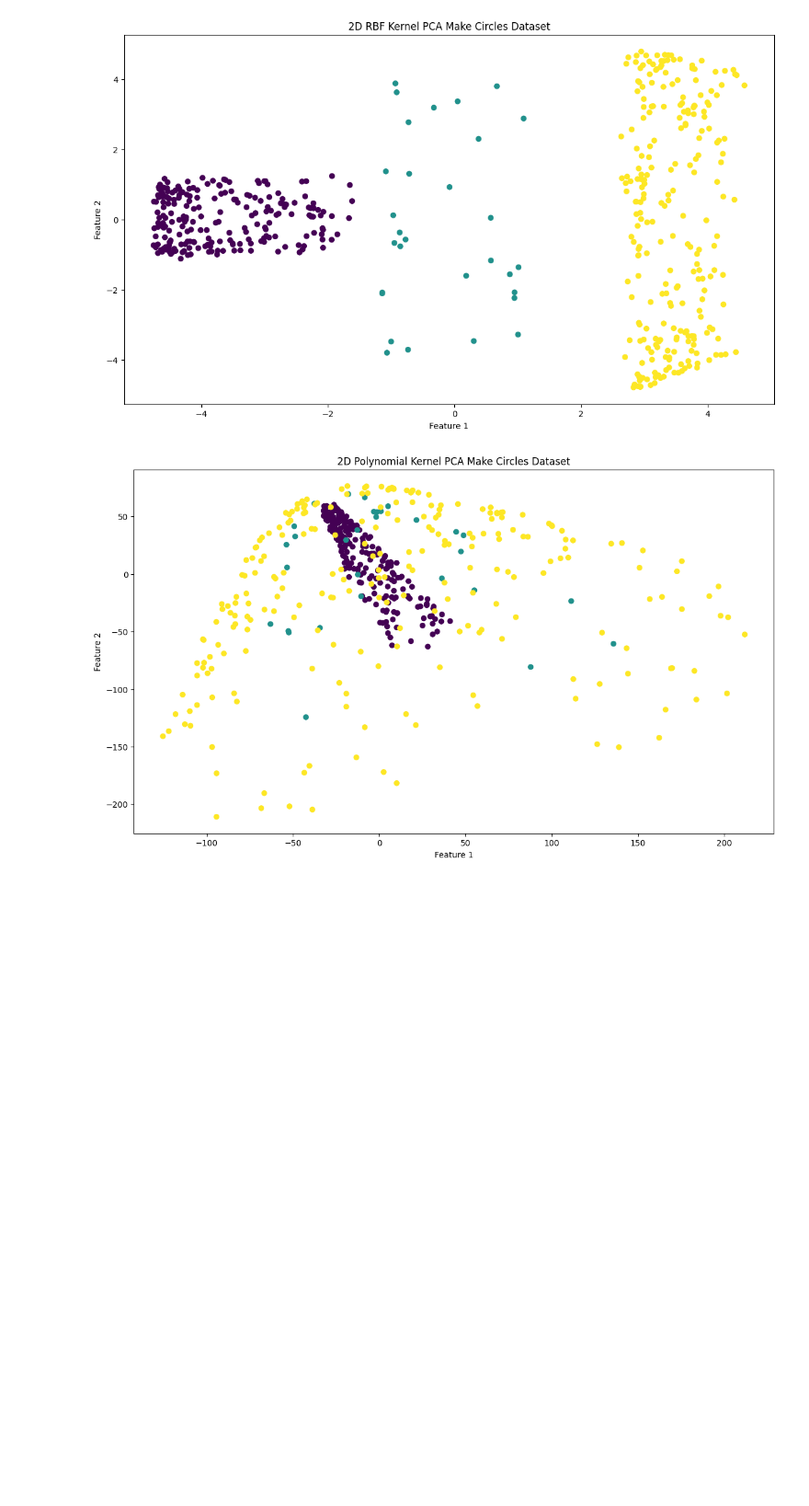
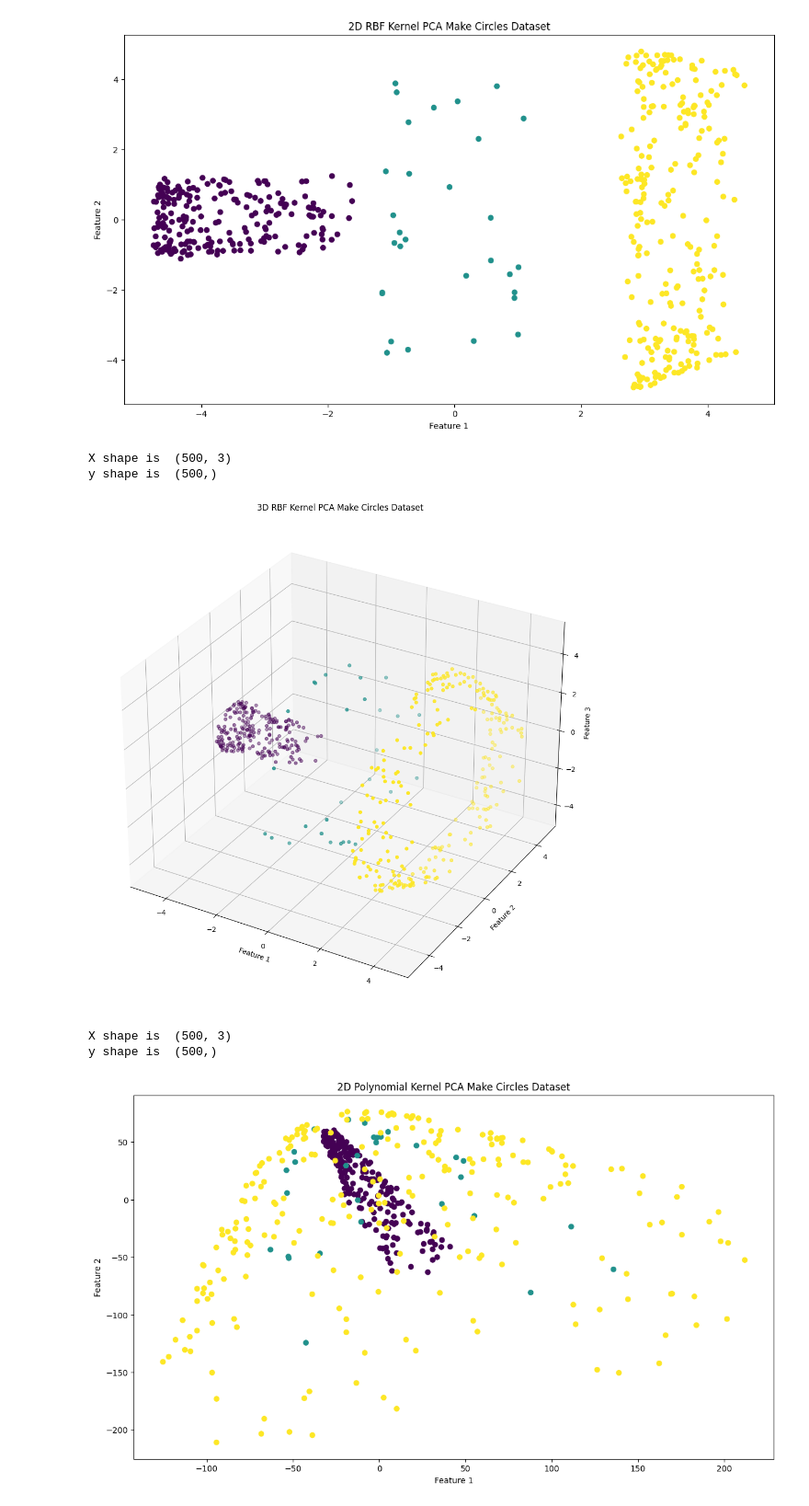
Before and after one commit to mehdi-aitaryane/kernel-pca-algorithm-from-scratch, a Jupyter notebook: Make Circles Example With Noise.ipynb, the cells around one changed output. Shown at 92% size. Cells and saved outputs as stored; diff of their text form; code cells hidden in the pictures; blank space fills up the shorter version.

```diff
--- a/Make Circles Example With Noise.ipynb
+++ b/Make Circles Example With Noise.ipynb
@@ -39,10 +76,32 @@ ylabel = "Feature 2"
 scatter2D(title, xlabel, ylabel, X_trans, y)
 # %% [output]
 [figure]
+# %%
+kernel = RBFKernel(gamma=1.0)
+pca = KernelPCA(kernel = kernel, n_components=3)
+X_trans = pca.fit_transform(X)
+# %%
+print_shape(X, y)
+# %% [output]
+X shape is  (500, 3)
+y shape is  (500,)
+# %%
+title = "3D RBF Kernel PCA Make Circles Dataset"
+xlabel = "Feature 1"
+ylabel = "Feature 2"
+zlabel = "Feature 3"
+scatter3D(title, xlabel, ylabel, zlabel, X_trans, y)
+# %% [output]
+[figure, added]
 # %%
 kernel = PolynomialKernel(degree=4)
 pca = KernelPCA(kernel = kernel, n_components=2)
 X_trans = pca.fit_transform(X)
+# %%
+print_shape(X, y)
+# %% [output]
+X shape is  (500, 3)
+y shape is  (500,)
 # %%
 title = "2D Polynomial Kernel PCA Make Circles Dataset"
 xlabel = "Feature 1"
```
Also changed, not shown: parts of 10 cells of this notebook.
